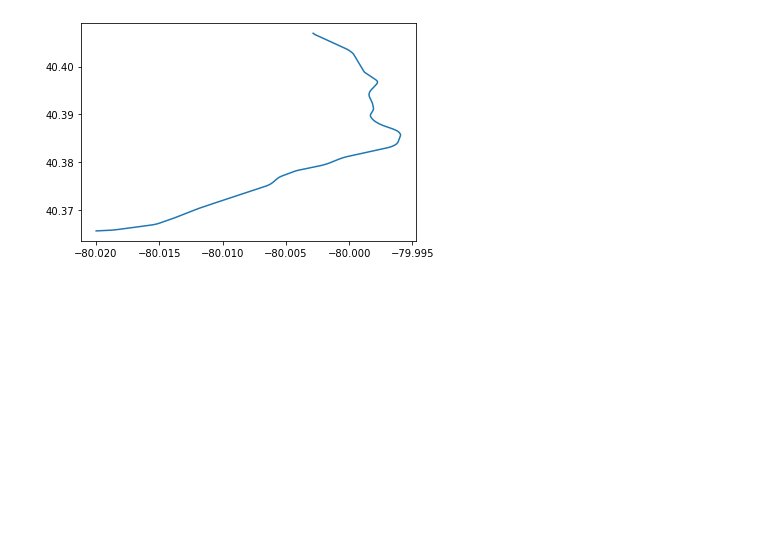
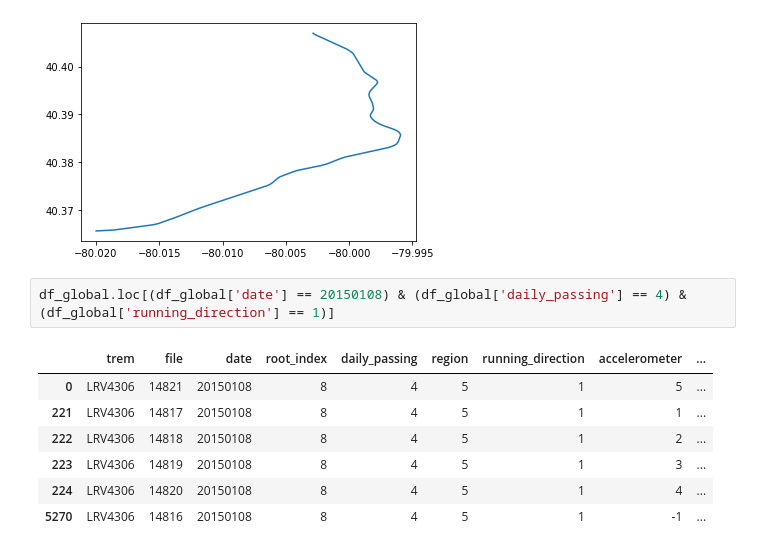
Before and after one commit to lorenzo-trevizani/UFES-monitoracao-diagnostico-maquinas, a Jupyter notebook: analise_exploratoria.ipynb, the cells around one changed output. Drawn from its saved outputs; the diff is of its cells as text; blank space fills up the shorter version.

```diff
--- a/analise_exploratoria.ipynb
+++ b/analise_exploratoria.ipynb
@@ -187,3 +191,13 @@ plt.plot(x_in,y_in)
 # %% [output]
 [<matplotlib.lines.Line2D at 0x...>]
 [figure]
+# %%
+df_global.loc[(df_global['date'] == 20150108) & (df_global['daily_passing'] == 4) & (df_global['running_direction'] == 1)]
+# %% [output]
+|  | trem | file | date | root_index | daily_passing | region | running_direction | accelerometer | ... |
+| 0 | LRV4306 | 14821 | 20150108 | 8 | 4 | 5 | 1 | 5 | ... |
+| 221 | LRV4306 | 14817 | 20150108 | 8 | 4 | 5 | 1 | 1 | ... |
+| 222 | LRV4306 | 14818 | 20150108 | 8 | 4 | 5 | 1 | 2 | ... |
+| 223 | LRV4306 | 14819 | 20150108 | 8 | 4 | 5 | 1 | 3 | ... |
+| 224 | LRV4306 | 14820 | 20150108 | 8 | 4 | 5 | 1 | 4 | ... |
+| 5270 | LRV4306 | 14816 | 20150108 | 8 | 4 | 5 | 1 | -1 | ... |
```
Also changed, not shown: parts of 6 cells of this notebook.
